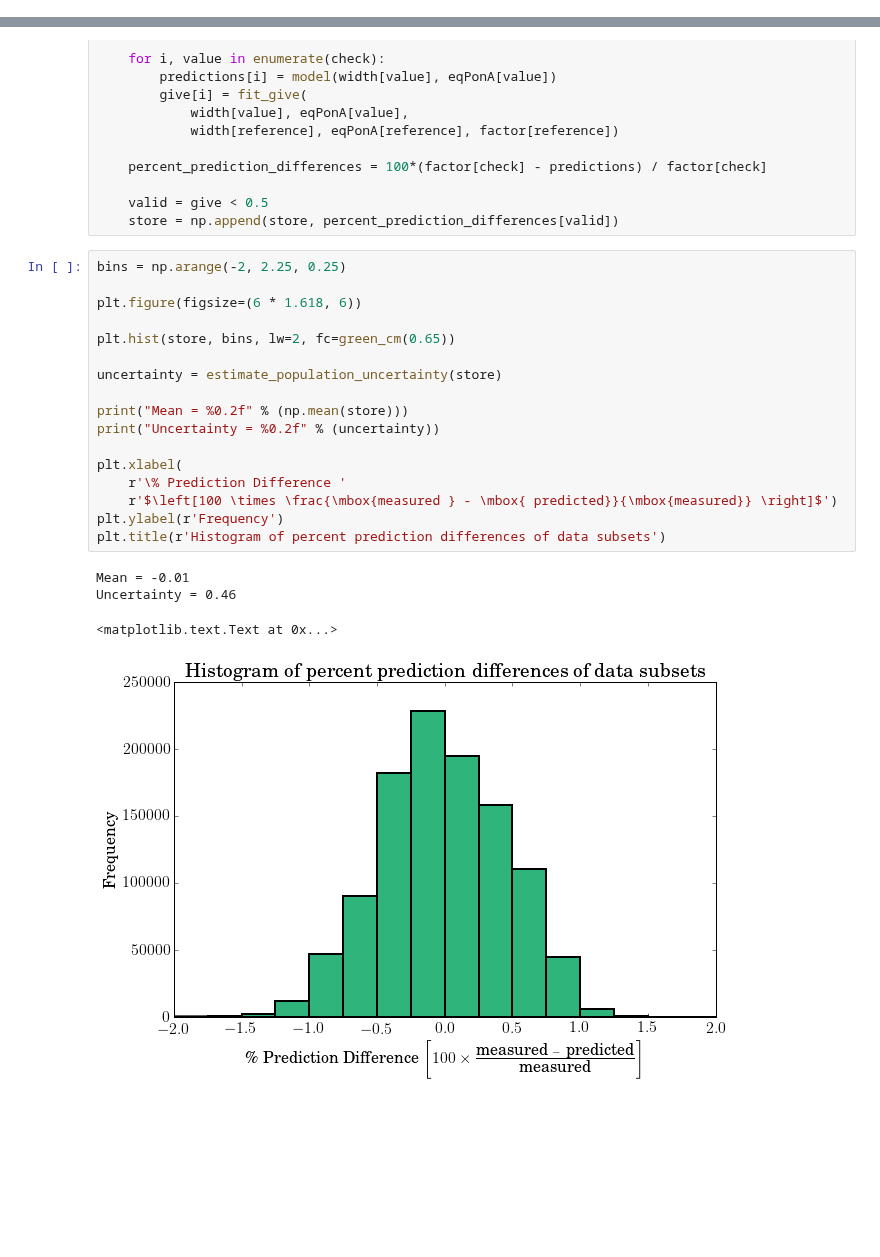
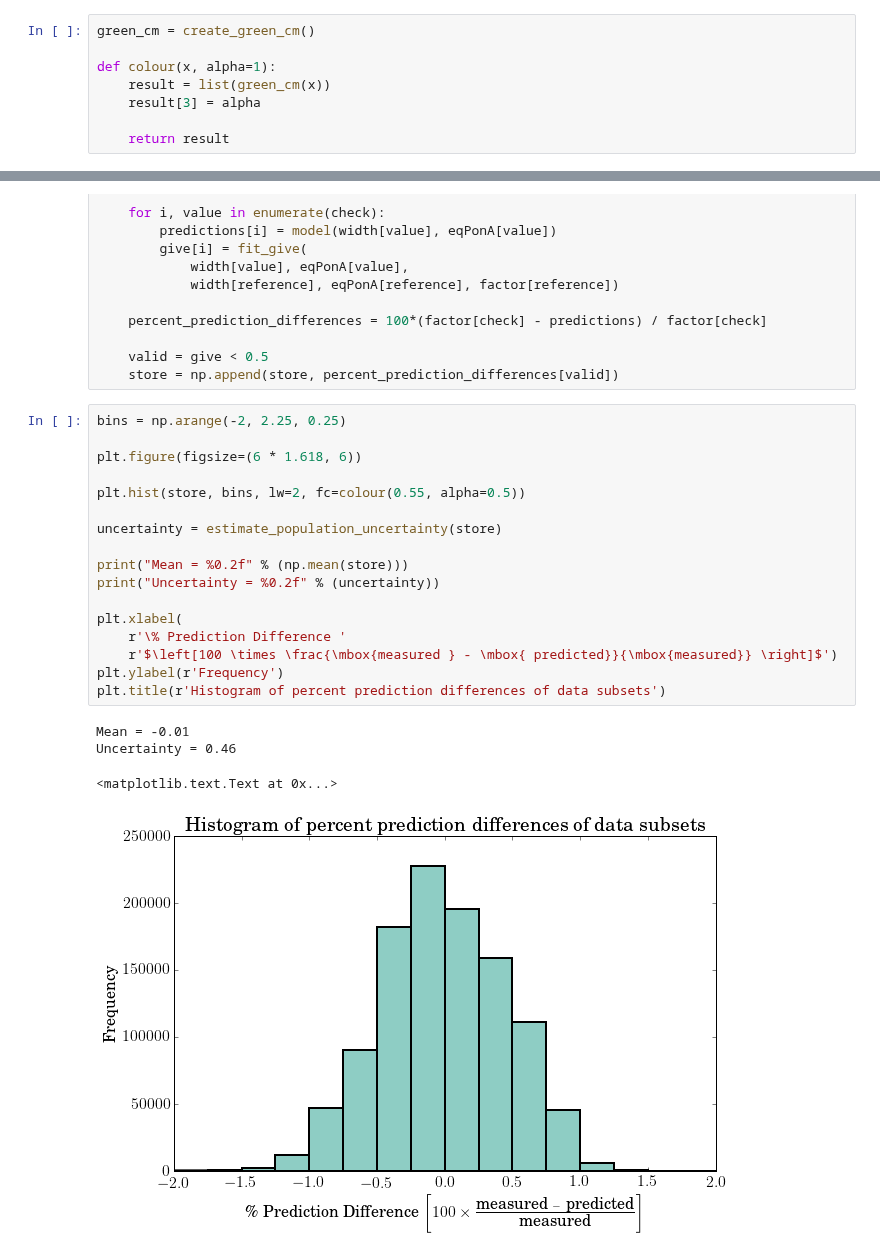
Before and after one commit to SimonBiggs/electronfactors, a Jupyter notebook: examples/Results -- Prediction with eight point data subsets.ipynb, the cells around one changed output, grey strips where cells are left out. Drawn from its saved outputs; the diff is of its cells as text; blank space fills up the shorter version.

Commit message:
plot edits

```diff
--- a/examples/Results -- Prediction with eight point data subsets.ipynb
+++ b/examples/Results -- Prediction with eight point data subsets.ipynb
@@ -18,3 +16,11 @@ green_cm = create_green_cm()
+# %%
+green_cm = create_green_cm()
+
+def colour(x, alpha=1):
+    result = list(green_cm(x))
+    result[3] = alpha
+
+    return result
 # %%
 from matplotlib import rc
 rc('font',**{'family':'serif',
@@ -172,25 +178,25 @@ for j in range(100000):
 # %%
 bins = np.arange(-2, 2.25, 0.25)
 
 plt.figure(figsize=(6 * 1.618, 6))
 
-plt.hist(store, bins, lw=2, fc=green_cm(0.65))
+plt.hist(store, bins, lw=2, fc=colour(0.55, alpha=0.5))
 
 uncertainty = estimate_population_uncertainty(store)
 
 print("Mean = %0.2f" % (np.mean(store)))
 print("Uncertainty = %0.2f" % (uncertainty))
 
 plt.xlabel(
     r'\% Prediction Difference '
     r'$\left[100 \times \frac{\mbox{measured } - \mbox{ predicted}}{\mbox{measured}} \right]$')
 plt.ylabel(r'Frequency')
 plt.title(r'Histogram of percent prediction differences of data subsets')
 # %% [output]
 Mean = -0.01
 Uncertainty = 0.46
 <matplotlib.text.Text at 0x...>
-[figure, old version]
+[figure, new version]
 # %%
 fig = plt.figure(figsize=(7,4))
 ax = fig.add_subplot(111)
```
Also changed, not shown: parts of 11 cells of this notebook, 3 other files.
